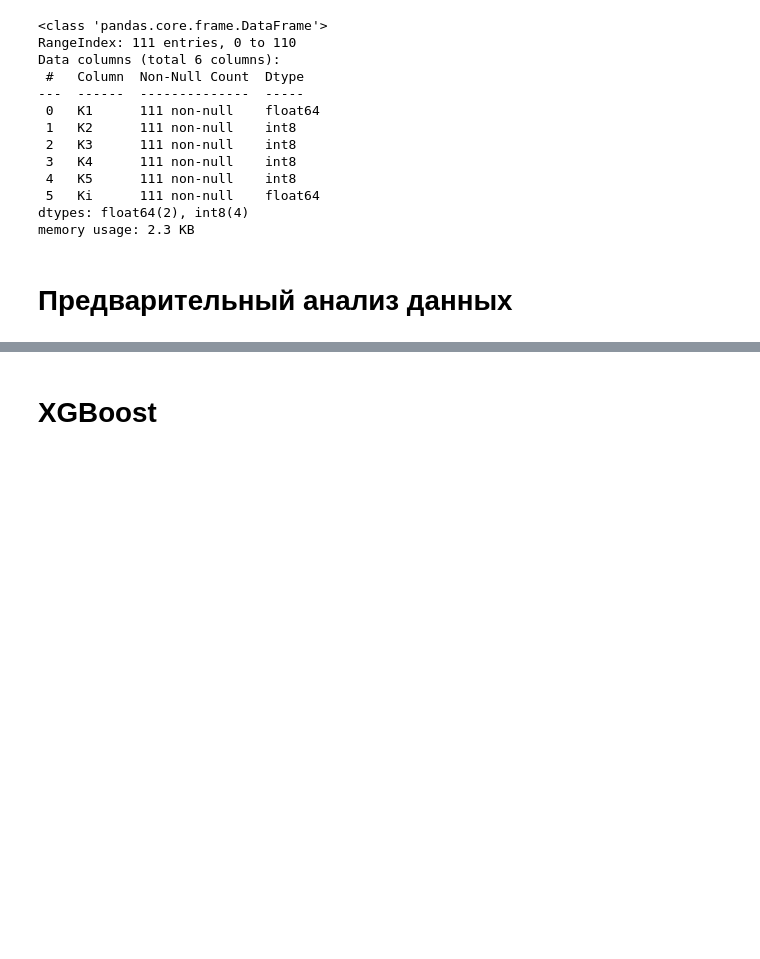
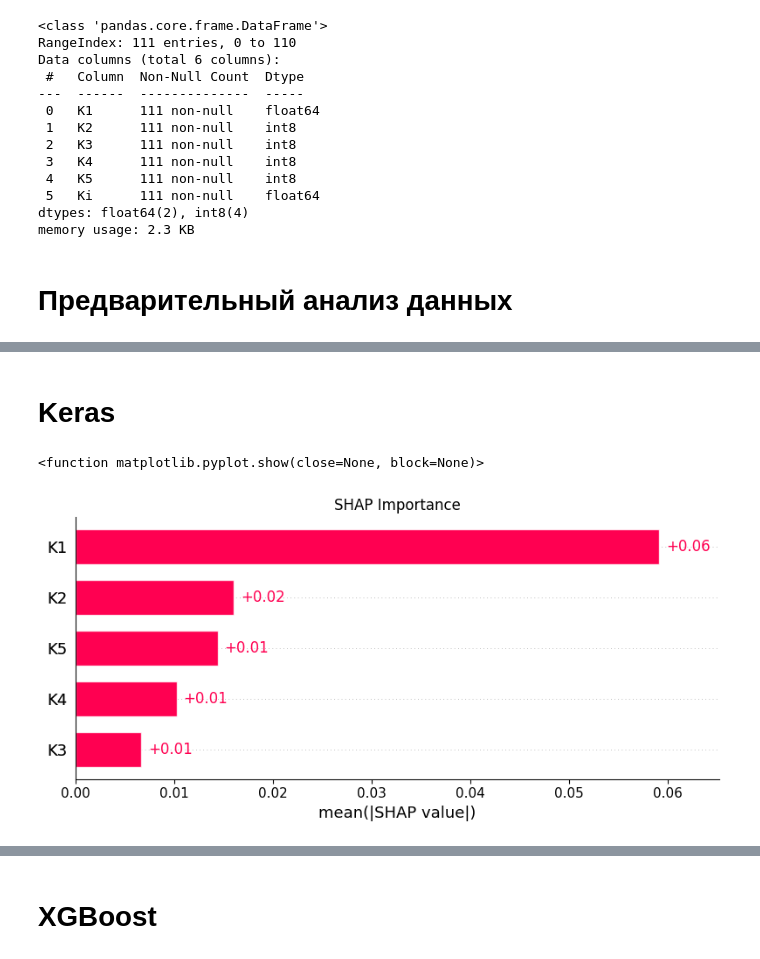
Before and after one commit to caapel/VKR_project, a Jupyter notebook: XGBoost.ipynb, the cells around one changed output, grey strips where cells are left out. Cells and saved outputs as stored; diff of their text form; code cells hidden in the pictures; blank space fills up the shorter version.

```diff
--- a/XGBoost.ipynb
+++ b/XGBoost.ipynb
@@ -132,0 +151,18 @@ plt.show()
+# %% [markdown]
+# Keras
+# %%
+selector = xgb.XGBRegressor(random_state=5)
+selector.fit(X_std, y)
+
+explainer = shap.Explainer(selector)
+shap_importances = explainer(X_std)
+
+shap.plots.bar(shap_importances, show=False)
+
+plt.title('SHAP Importance')
+plt.tight_layout()
+#plt.savefig('pictures/SHAP_Importance.png', dpi = 300, transparent = True)
+plt.show
+# %% [output]
+<function matplotlib.pyplot.show(close=None, block=None)>
+[figure, added]
```
Also changed, not shown: parts of 42 cells of this notebook.
